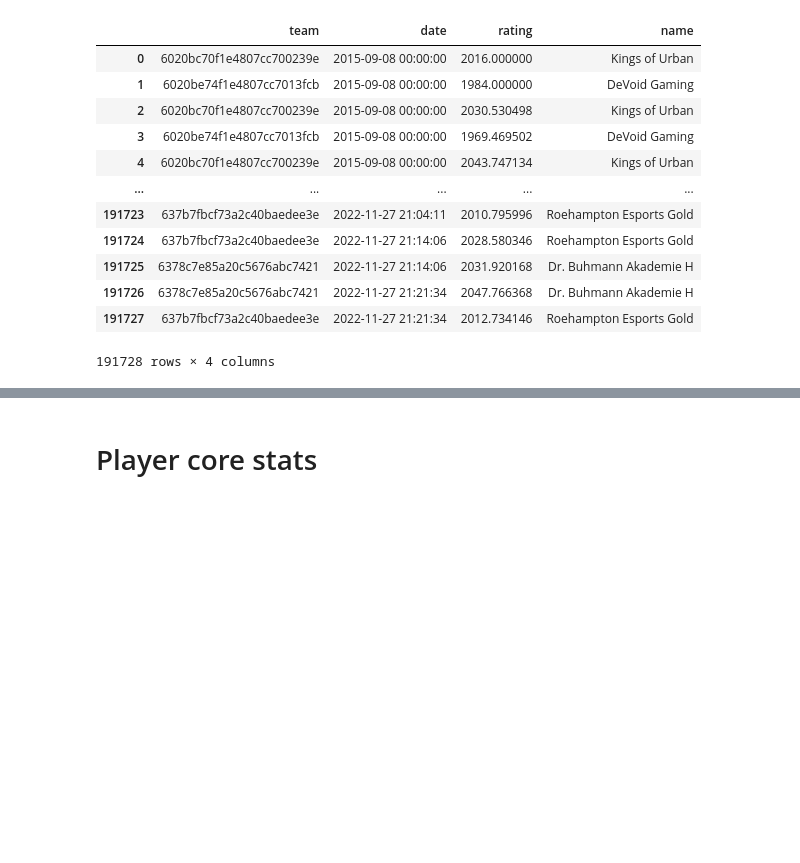
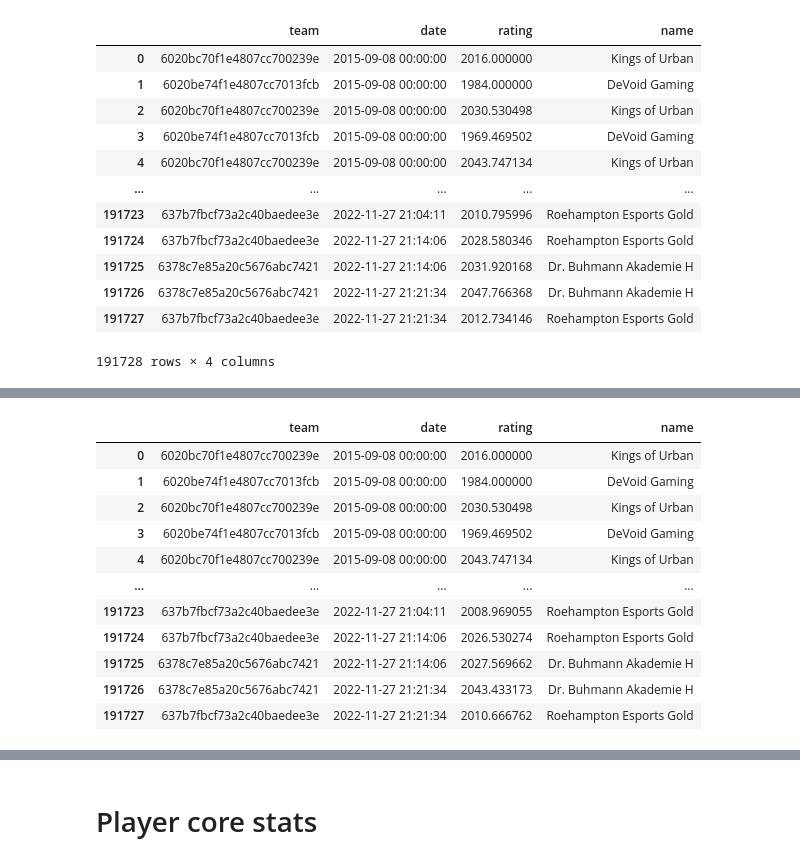
Before and after one commit to tlahuib/rlcs_team_creator, a Jupyter notebook: data_exploration/exploration.ipynb, the cells around one changed output, grey strips where cells are left out. Cells and saved outputs as stored; diff of their text form; code cells hidden in the pictures; blank space fills up the shorter version.

Commit message:
Added days in team parameter update

```diff
--- a/data_exploration/exploration.ipynb
+++ b/data_exploration/exploration.ipynb
@@ -27,6 +27,10 @@ def expected_score(rating_a, rating_b):
     expected_a = 1 / (1 + 10 ** ((rating_b - rating_a) / 400))
     expected_b = 1 / (1 + 10 ** ((rating_a - rating_b) / 400))
     return expected_a, expected_b
+
+def K_days_update(K_lower, K_upper, players, game_date):
+    D = sum([min(90, (game_date - players[item]).days) for item in players.keys()])
+    return K_upper - (K_upper - K_lower) * D / 270
 # %%
 # Extract game history
 with open('queries/elo_pre_query.sql') as f:
@@ -145,0 +153,79 @@ px.line(plot_df, x='month', y='rating', color='name')
+# %%
+current_ratings = {}
+ratings_history = []
+k_lower = 16
+k_upper = 32
+
+for i in range(len(df)):
+    game = df.iloc[i,:]
+
+    # Initialize entry if not exists
+    if game['winner_team_id'] not in set(current_ratings.keys()):
+        current_ratings[game['winner_team_id']] = {
+            'date': game['date'],
+            'rating': 2000,
+            'players': {item: game['date'] for item in game['winner_team_players']}
+        }
+
+    if game['loser_team_id'] not in set(current_ratings.keys()):
+        current_ratings[game['loser_team_id']] = {
+            'date': game['date'],
+            'rating': 2000,
+            'players': {item: game['date'] for item in game['loser_team_players']}
+        }
+
+    # Update parameters
+    winner_previous_players = set(current_ratings[game['winner_team_id']]['players'].keys())
+    winner_current_players = set(game['winner_team_players'])
+    for player in list(winner_previous_players - winner_current_players):
+        current_ratings[game['winner_team_id']]['players'].pop(player)
+    for player in list(winner_current_players - winner_previous_players):
+        current_ratings[game['winner_team_id']]['players'][player] = game['date']
+
+    loser_previous_players = set(current_ratings[game['loser_team_id']]['players'].keys())
+    loser_current_players = set(game['loser_team_players'])
+    for player in list(loser_previous_players - loser_current_players):
+        current_ratings[game['loser_team_id']]['players'].pop(player)
+    for player in list(loser_current_players - loser_previous_players):
+        current_ratings[game['loser_team_id']]['players'][player] = game['date']
+
+    kw = K_days_update(k_lower, k_upper, current_ratings[game['winner_team_id']]['players'], game['date'])
+    kl = K_days_update(k_lower, k_upper, current_ratings[game['loser_team_id']]['players'], game['date'])
+
+    # Update ratings
+    rating_winner = current_ratings[game['winner_team_id']]['rating']
+    rating_loser = current_ratings[game['loser_team_id']]['rating']
+
+    expected_winner, expected_loser = expected_score(rating_winner, rating_loser)
+
+    current_ratings[game['winner_team_id']]['rating'] = rating_winner + kw * (1 - expected_winner)
+    current_ratings[game['loser_team_id']]['rating'] = rating_loser + kl * (0 - expected_loser)
+
+    ratings_history.append({
+        'team': game['winner_team_id'],
+        'date': game['date'],
+        'rating': current_ratings[game['winner_team_id']]['rating']
+    })
+    ratings_history.append({
+        'team': game['loser_team_id'],
+        'date': game['date'],
+        'rating': current_ratings[game['loser_team_id']]['rating']
+    })
+
+ratings_history = pd.DataFrame(ratings_history)
+ratings_history = ratings_history.merge(teams, left_on='team', right_on='id', how='left')
+ratings_history.drop(columns=['id'], inplace=True)
+ratings_history
+# %% [output]
+|  | team | date | rating | name |
+| 0 | 6020bc70f1e4807cc700239e | 2015-09-08 00:00:00 | 2016.000000 | Kings of Urban |
+| 1 | 6020be74f1e4807cc7013fcb | 2015-09-08 00:00:00 | 1984.000000 | DeVoid Gaming |
+| 2 | 6020bc70f1e4807cc700239e | 2015-09-08 00:00:00 | 2030.530498 | Kings of Urban |
+| 3 | 6020be74f1e4807cc7013fcb | 2015-09-08 00:00:00 | 1969.469502 | DeVoid Gaming |
+| 4 | 6020bc70f1e4807cc700239e | 2015-09-08 00:00:00 | 2043.747134 | Kings of Urban |
+| ... | ... | ... | ... | ... |
+| 191723 | 637b7fbcf73a2c40baedee3e | 2022-11-27 21:04:11 | 2008.969055 | Roehampton Esports Gold |
+| 191724 | 637b7fbcf73a2c40baedee3e | 2022-11-27 21:14:06 | 2026.530274 | Roehampton Esports Gold |
+| 191725 | 6378c7e85a20c5676abc7421 | 2022-11-27 21:14:06 | 2027.569662 | Dr. Buhmann Akademie H |
+| 191726 | 6378c7e85a20c5676abc7421 | 2022-11-27 21:21:34 | 2043.433173 | Dr. Buhmann Akademie H |
+| 191727 | 637b7fbcf73a2c40baedee3e | 2022-11-27 21:21:34 | 2010.666762 | Roehampton Esports Gold |
```
Also changed, not shown: parts of 4 cells of this notebook.
